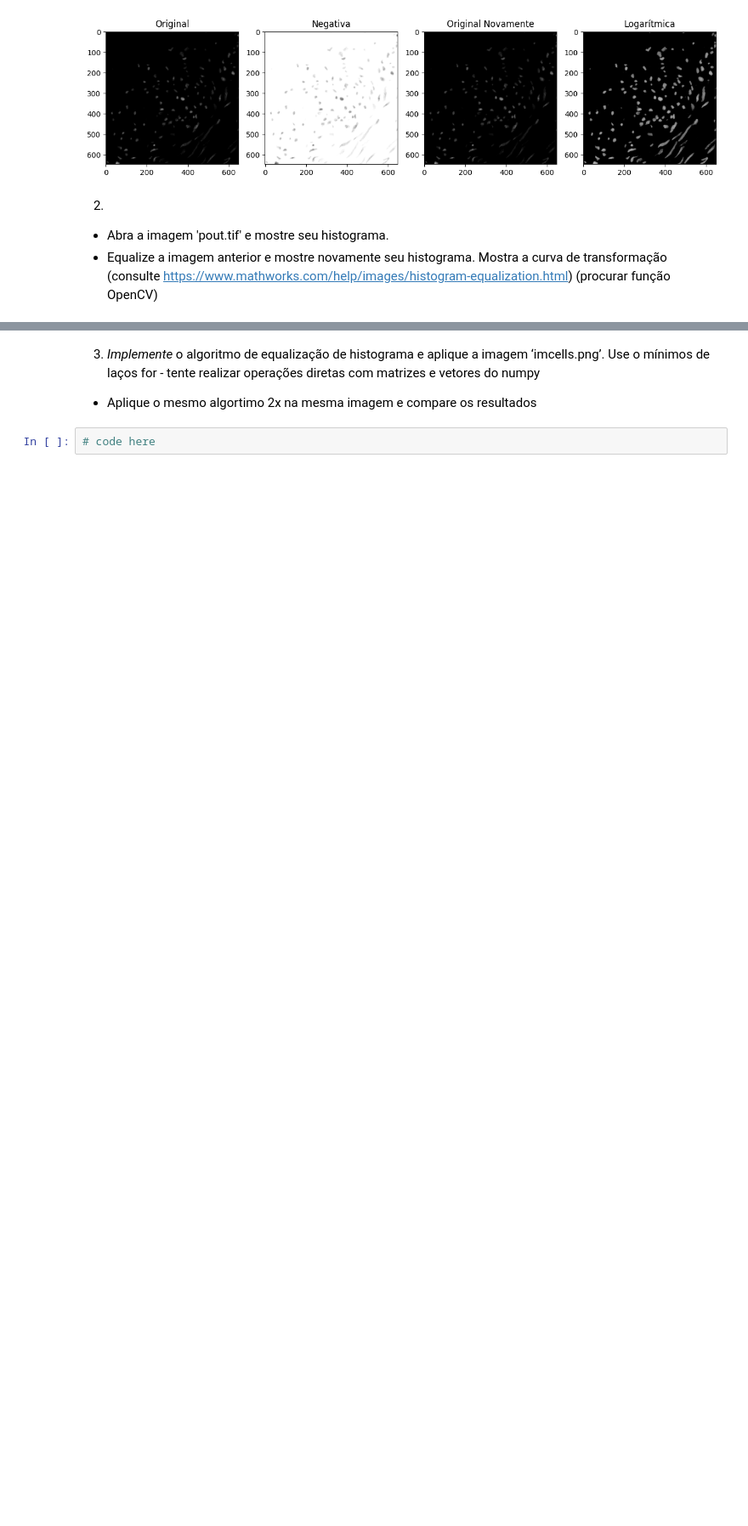
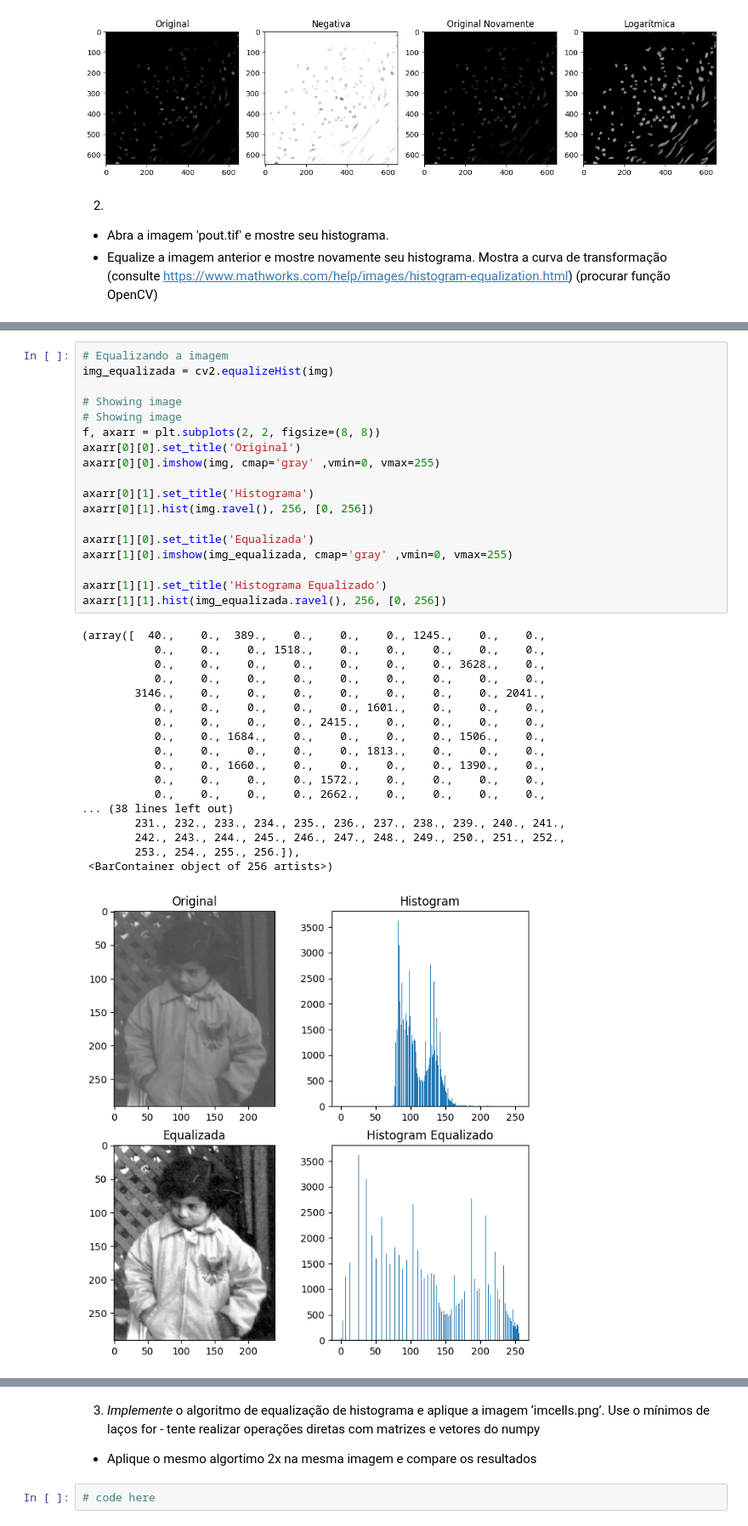
Before and after one commit to gabrielmsantos/pgc111-labs-2023, a Jupyter notebook: Lab03 - Histogram Equalization/Lab03_hist.ipynb, the cells around one changed output, grey strips where cells are left out. Shown at 85% size. Saved outputs shown, nothing was run; the diff lists cells and outputs as text; blank space fills up the shorter version.

```diff
--- a/Lab03 - Histogram Equalization/Lab03_hist.ipynb
+++ b/Lab03 - Histogram Equalization/Lab03_hist.ipynb
@@ -112,3 +112,40 @@ axarr[1].hist(img.ravel(), 256, [0, 256])
         253., 254., 255., 256.]),
  <BarContainer object of 256 artists>)
 [figure]
+# %%
+# Equalizando a imagem
+img_equalizada = cv2.equalizeHist(img)
+
+# Showing image
+# Showing image
+f, axarr = plt.subplots(2, 2, figsize=(8, 8))
+axarr[0][0].set_title('Original')
+axarr[0][0].imshow(img, cmap='gray' ,vmin=0, vmax=255)
+
+axarr[0][1].set_title('Histograma')
+axarr[0][1].hist(img.ravel(), 256, [0, 256])
+
+axarr[1][0].set_title('Equalizada')
+axarr[1][0].imshow(img_equalizada, cmap='gray' ,vmin=0, vmax=255)
+
+axarr[1][1].set_title('Histograma Equalizado')
+axarr[1][1].hist(img_equalizada.ravel(), 256, [0, 256])
+# %% [output]
+(array([  40.,    0.,  389.,    0.,    0.,    0., 1245.,    0.,    0.,
+           0.,    0.,    0., 1518.,    0.,    0.,    0.,    0.,    0.,
+           0.,    0.,    0.,    0.,    0.,    0.,    0., 3628.,    0.,
+           0.,    0.,    0.,    0.,    0.,    0.,    0.,    0.,    0.,
+        3146.,    0.,    0.,    0.,    0.,    0.,    0.,    0., 2041.,
+           0.,    0.,    0.,    0.,    0., 1601.,    0.,    0.,    0.,
+           0.,    0.,    0.,    0., 2415.,    0.,    0.,    0.,    0.,
+           0.,    0., 1684.,    0.,    0.,    0.,    0., 1506.,    0.,
+           0.,    0.,    0.,    0.,    0., 1813.,    0.,    0.,    0.,
+           0.,    0., 1660.,    0.,    0.,    0.,    0., 1390.,    0.,
+           0.,    0.,    0.,    0., 1572.,    0.,    0.,    0.,    0.,
+           0.,    0.,    0.,    0., 2662.,    0.,    0.,    0.,    0.,
+... (38 lines left out)
+        231., 232., 233., 234., 235., 236., 237., 238., 239., 240., 241.,
+        242., 243., 244., 245., 246., 247., 248., 249., 250., 251., 252.,
+        253., 254., 255., 256.]),
+ <BarContainer object of 256 artists>)
+[figure, added]
```
Also changed, not shown: parts of 2 cells of this notebook.
